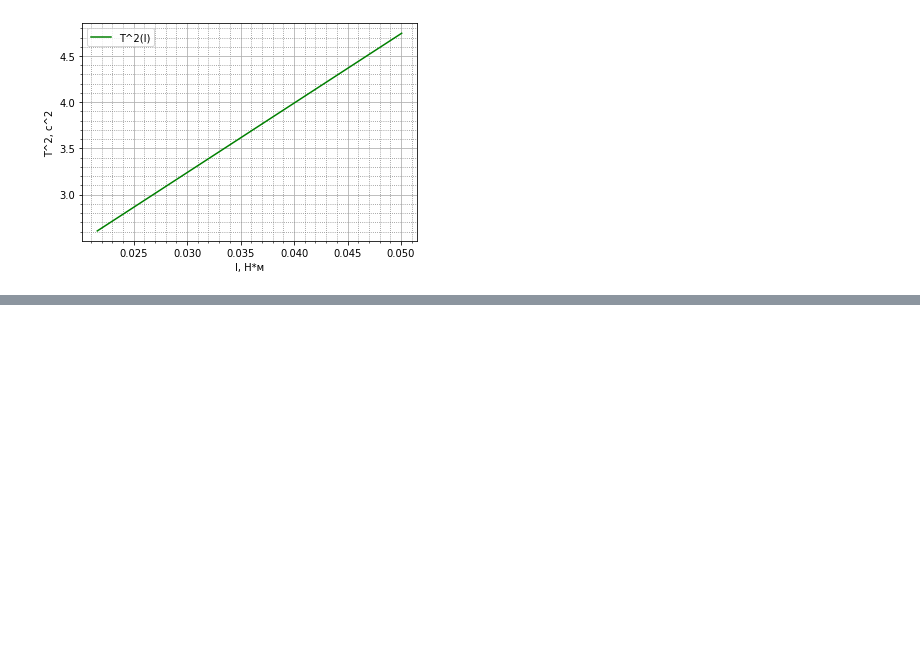
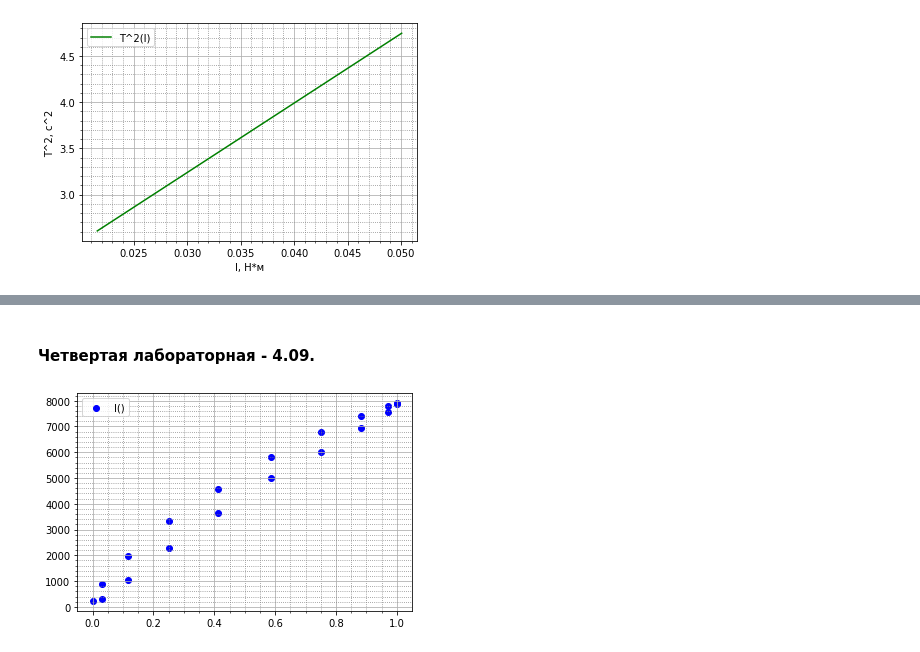
Before and after one commit to petmila/ITMO_Physics, a Jupyter notebook: Physics_labs_3_sem.ipynb, the cells around one changed output, grey strips where cells are left out. Saved outputs shown, nothing was run; the diff lists cells and outputs as text; code cells hidden in the pictures; blank space fills up the shorter version.

```diff
--- a/Physics_labs_3_sem.ipynb
+++ b/Physics_labs_3_sem.ipynb
@@ -178,0 +243,19 @@ plt.show()
+# %% [markdown]
+#### Четвертая лабораторная - 4.09.
+# %%
+plt.minorticks_on()
+plt.grid(True, which='both')
+plt.grid(which='minor', color='gray', linestyle=':')
+
+cos_a = [1, 0.97, 0.8836, 0.75, 0.587, 0.413, 0.25, 0.117, 0.03, 0, 0.03, 0.117, 0.25, 0.413, 0.587, 0.75, 0.8836, 0.97, 1]
+I = [7900, 7550, 6930, 6020, 5000, 3640, 2300, 1040, 300, 230, 870, 1960, 3320, 4580, 5820, 6770, 7390, 7790, 7860]
+
+plt.scatter(cos_a, I, color='blue', label="I()")
+
+plt.legend()
+plt.ylabel("")
+plt.xlabel("")
+plt.savefig('lab_4.09.jpg')
+plt.show()
+# %% [output]
+[figure, added]
```
Also changed, not shown: parts of 6 cells of this notebook, 2 other files.
